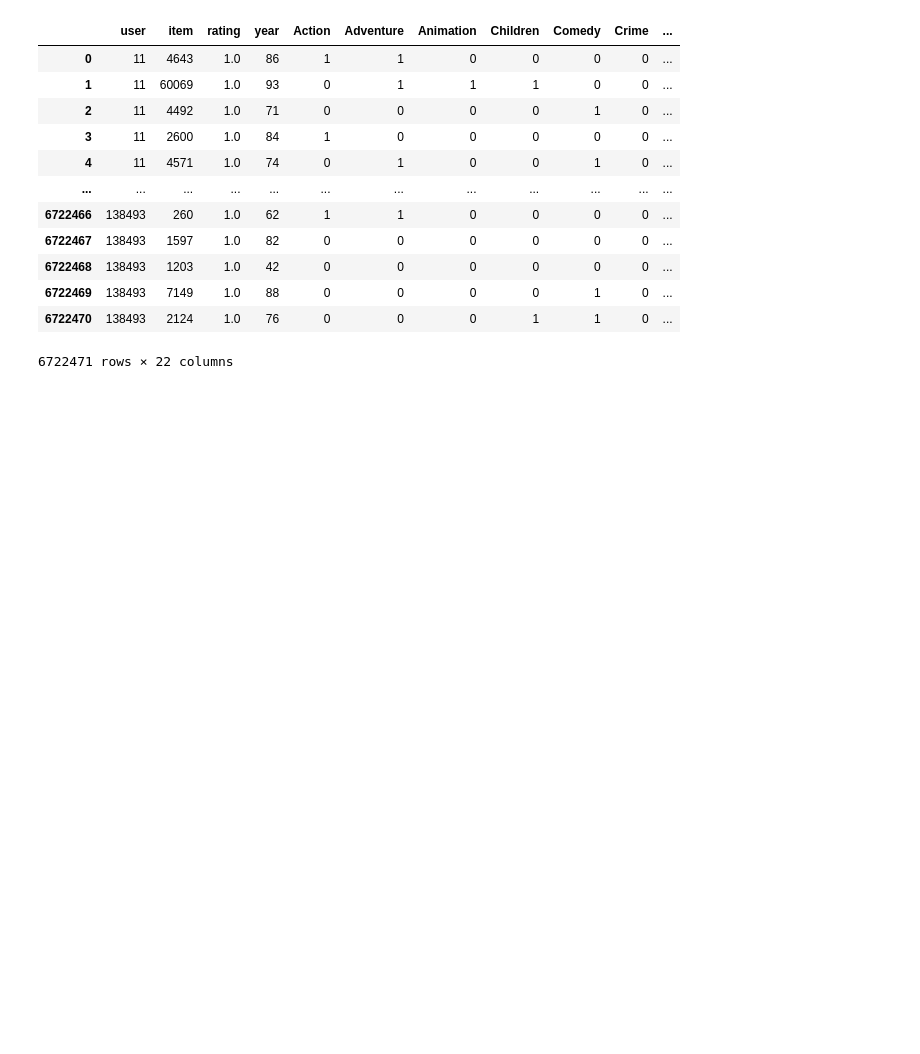
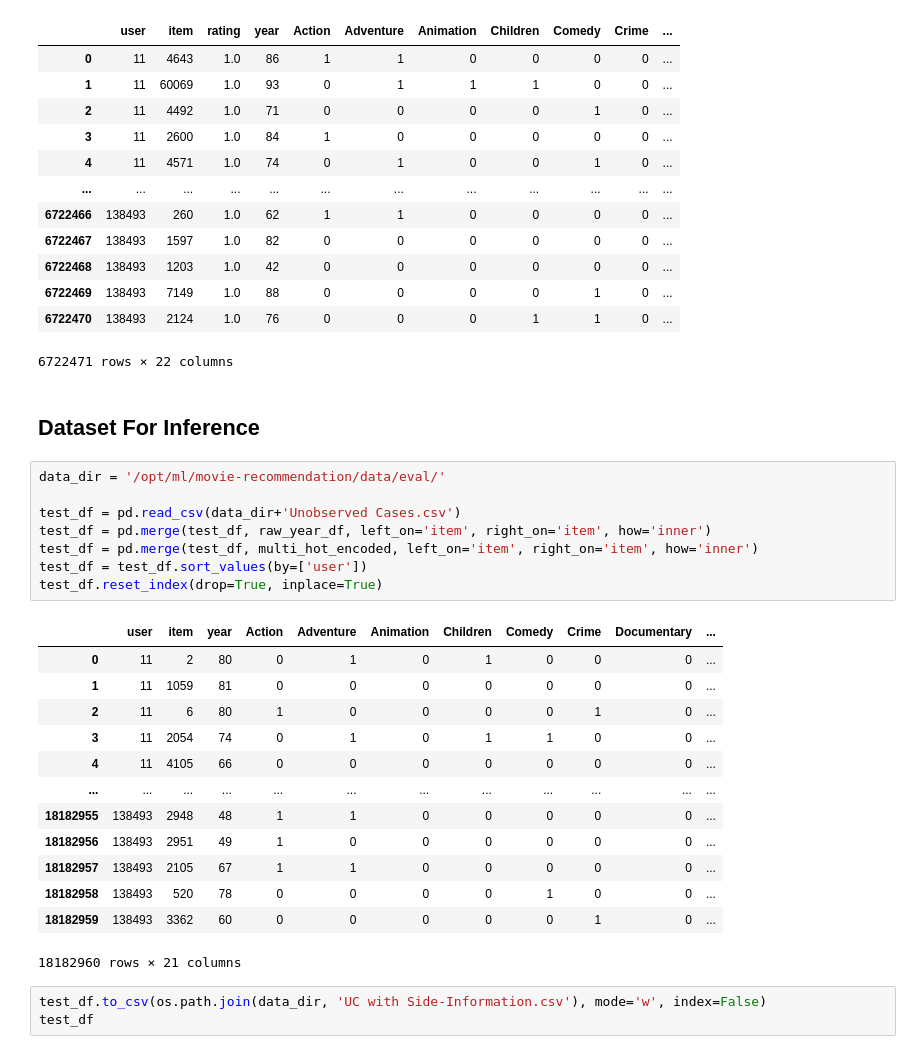
Before and after one commit to boostcampaitech3/level2-movie-recommendation-level2-recsys-02, a Jupyter notebook: notebooks/preprocess/Ratings with Side-Information.ipynb, the cells around one changed output. Drawn from its saved outputs; the diff is of its cells as text; blank space fills up the shorter version.

Commit message:
changed for inference

```diff
--- a/notebooks/preprocess/Ratings with Side-Information.ipynb
+++ b/notebooks/preprocess/Ratings with Side-Information.ipynb
@@ -147,3 +147,30 @@ data
 | 6722469 | 138493 | 7149 | 1.0 | 88 | 0 | 0 | 0 | 0 | 1 | 0 | ... |
 | 6722470 | 138493 | 2124 | 1.0 | 76 | 0 | 0 | 0 | 1 | 1 | 0 | ... |
 6722471 rows × 22 columns
+# %% [markdown]
+## Dataset For Inference
+# %%
+data_dir = '/opt/ml/movie-recommendation/data/eval/'
+
+test_df = pd.read_csv(data_dir+'Unobserved Cases.csv')
+test_df = pd.merge(test_df, raw_year_df, left_on='item', right_on='item', how='inner')
+test_df = pd.merge(test_df, multi_hot_encoded, left_on='item', right_on='item', how='inner')
+test_df = test_df.sort_values(by=['user'])
+test_df.reset_index(drop=True, inplace=True)
+# %% [output]
+|  | user | item | year | Action | Adventure | Animation | Children | Comedy | Crime | Documentary | ... |
+| 0 | 11 | 2 | 80 | 0 | 1 | 0 | 1 | 0 | 0 | 0 | ... |
+| 1 | 11 | 1059 | 81 | 0 | 0 | 0 | 0 | 0 | 0 | 0 | ... |
+| 2 | 11 | 6 | 80 | 1 | 0 | 0 | 0 | 0 | 1 | 0 | ... |
+| 3 | 11 | 2054 | 74 | 0 | 1 | 0 | 1 | 1 | 0 | 0 | ... |
+| 4 | 11 | 4105 | 66 | 0 | 0 | 0 | 0 | 0 | 0 | 0 | ... |
+| ... | ... | ... | ... | ... | ... | ... | ... | ... | ... | ... | ... |
+| 18182955 | 138493 | 2948 | 48 | 1 | 1 | 0 | 0 | 0 | 0 | 0 | ... |
+| 18182956 | 138493 | 2951 | 49 | 1 | 0 | 0 | 0 | 0 | 0 | 0 | ... |
+| 18182957 | 138493 | 2105 | 67 | 1 | 1 | 0 | 0 | 0 | 0 | 0 | ... |
+| 18182958 | 138493 | 520 | 78 | 0 | 0 | 0 | 0 | 1 | 0 | 0 | ... |
+| 18182959 | 138493 | 3362 | 60 | 0 | 0 | 0 | 0 | 0 | 1 | 0 | ... |
+18182960 rows × 21 columns
+# %%
+test_df.to_csv(os.path.join(data_dir, 'UC with Side-Information.csv'), mode='w', index=False)
+test_df
```
Also changed, not shown: 5 other files.
